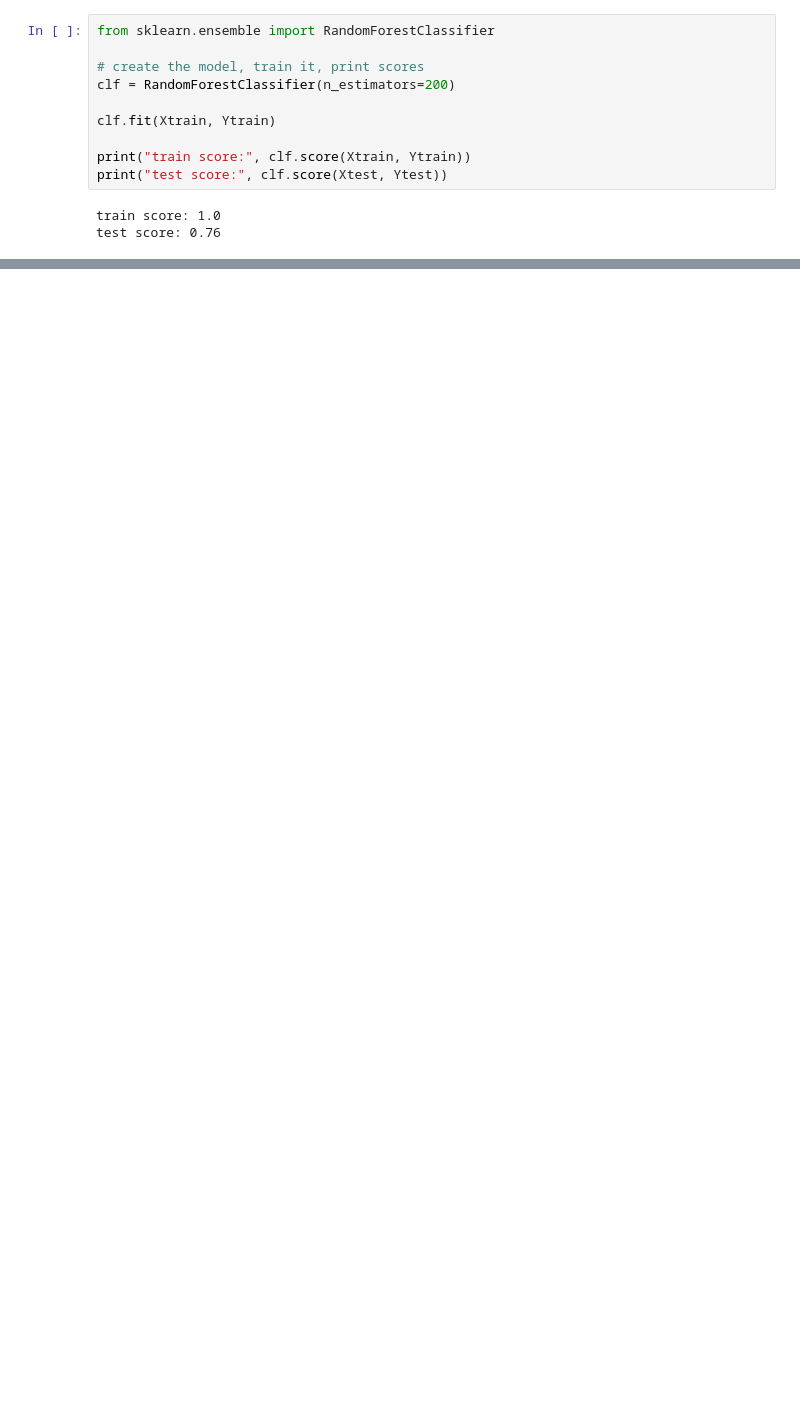
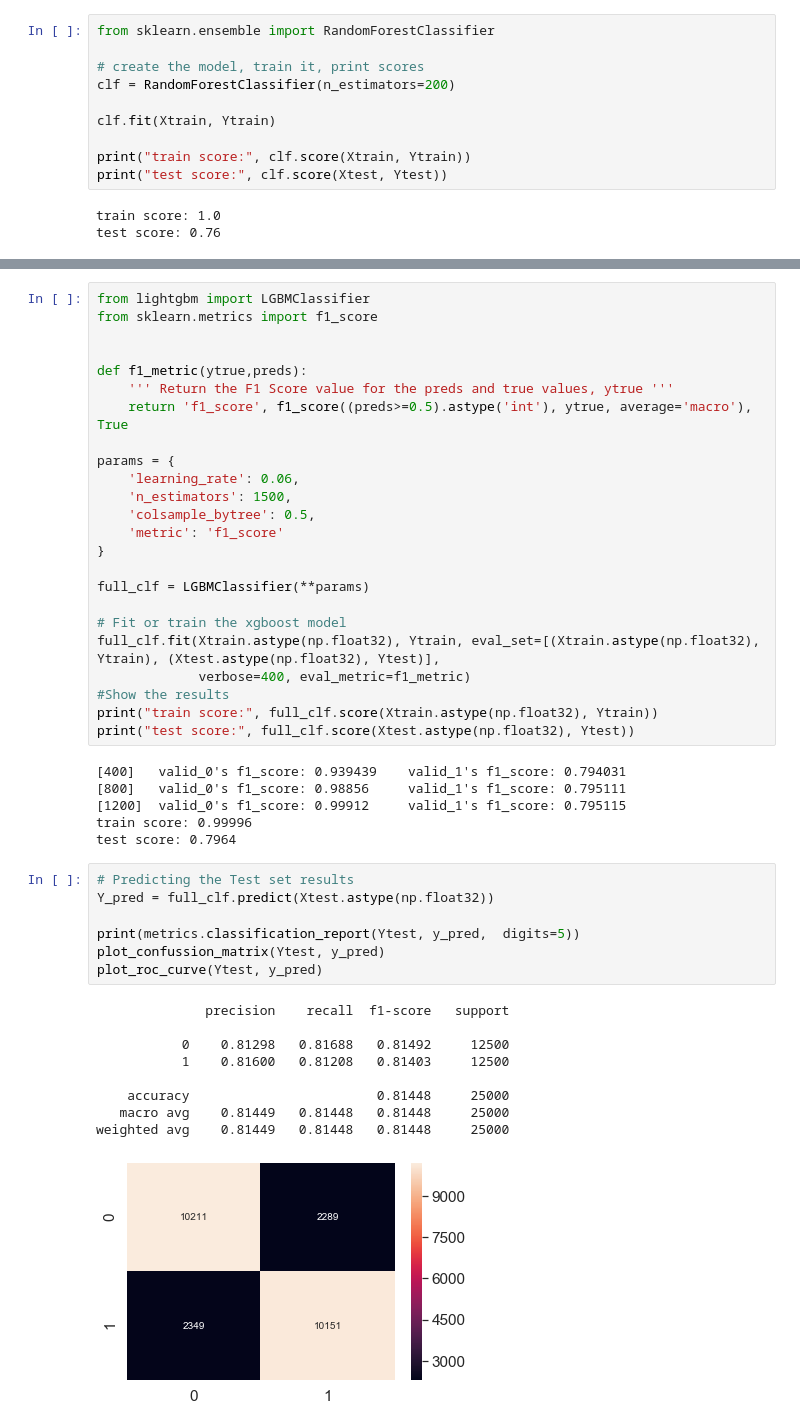
Before and after one commit to edumunozsala/Intro-NLP-Text-Classification, a Jupyter notebook: Intro_NLP_WordEmbeddings_Classification.ipynb, the cells around one changed output, grey strips where cells are left out. Drawn from its saved outputs; the diff is of its cells as text; blank space fills up the shorter version.

```diff
--- a/Intro_NLP_WordEmbeddings_Classification.ipynb
+++ b/Intro_NLP_WordEmbeddings_Classification.ipynb
@@ -419,0 +552,47 @@ plt.show()
+# %%
+from lightgbm import LGBMClassifier
+from sklearn.metrics import f1_score
+
+
+def f1_metric(ytrue,preds):
+    ''' Return the F1 Score value for the preds and true values, ytrue '''
+    return 'f1_score', f1_score((preds>=0.5).astype('int'), ytrue, average='macro'), True
+
+params = {
+    'learning_rate': 0.06,
+    'n_estimators': 1500,
+    'colsample_bytree': 0.5,
+    'metric': 'f1_score'
+}
+
+full_clf = LGBMClassifier(**params)
+
+# Fit or train the xgboost model
+full_clf.fit(Xtrain.astype(np.float32), Ytrain, eval_set=[(Xtrain.astype(np.float32), Ytrain), (Xtest.astype(np.float32), Ytest)],
+             verbose=400, eval_metric=f1_metric)
+#Show the results
+print("train score:", full_clf.score(Xtrain.astype(np.float32), Ytrain))
+print("test score:", full_clf.score(Xtest.astype(np.float32), Ytest))
+# %% [output]
+[400]   valid_0's f1_score: 0.939439    valid_1's f1_score: 0.794031
+[800]   valid_0's f1_score: 0.98856     valid_1's f1_score: 0.795111
+[1200]  valid_0's f1_score: 0.99912     valid_1's f1_score: 0.795115
+train score: 0.99996
+test score: 0.7964
+# %%
+# Predicting the Test set results
+Y_pred = full_clf.predict(Xtest.astype(np.float32))
+
+print(metrics.classification_report(Ytest, y_pred,  digits=5))
+plot_confussion_matrix(Ytest, y_pred)
+plot_roc_curve(Ytest, y_pred)
+# %% [output]
+              precision    recall  f1-score   support
+
+           0    0.81298   0.81688   0.81492     12500
+           1    0.81600   0.81208   0.81403     12500
+
+    accuracy                        0.81448     25000
+   macro avg    0.81449   0.81448   0.81448     25000
+weighted avg    0.81449   0.81448   0.81448     25000
+[figure, added]
```
Also changed, not shown: parts of 33 cells of this notebook.
